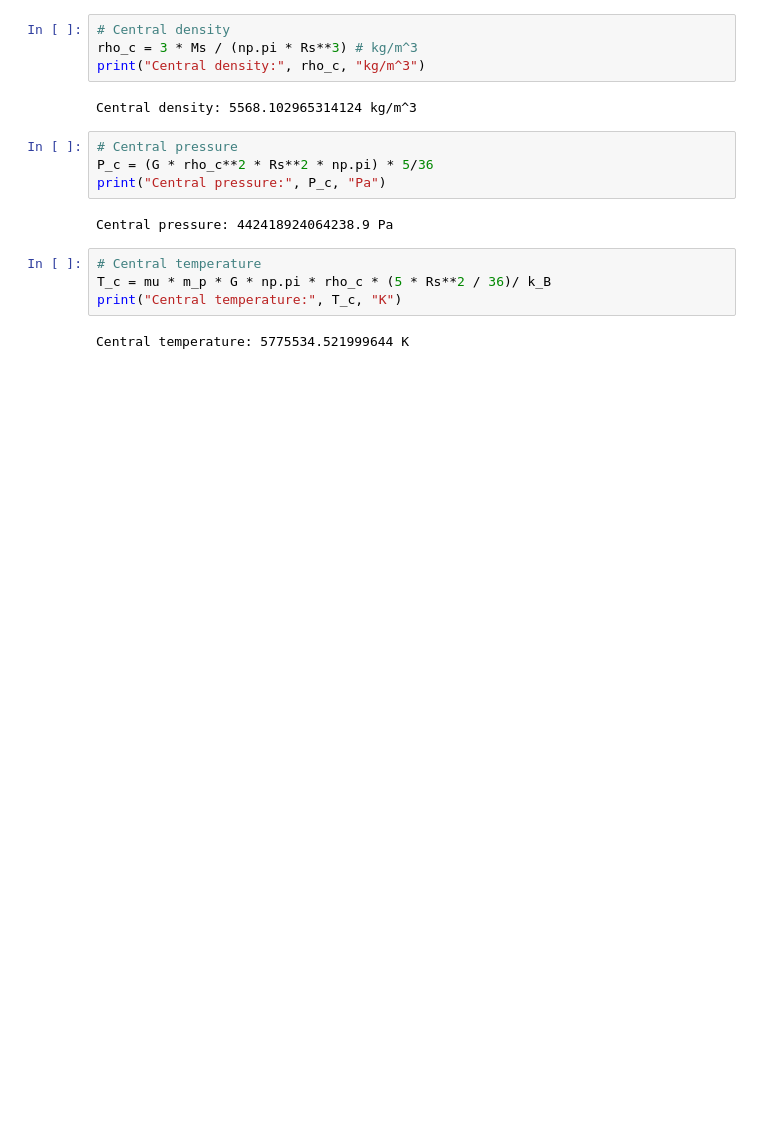
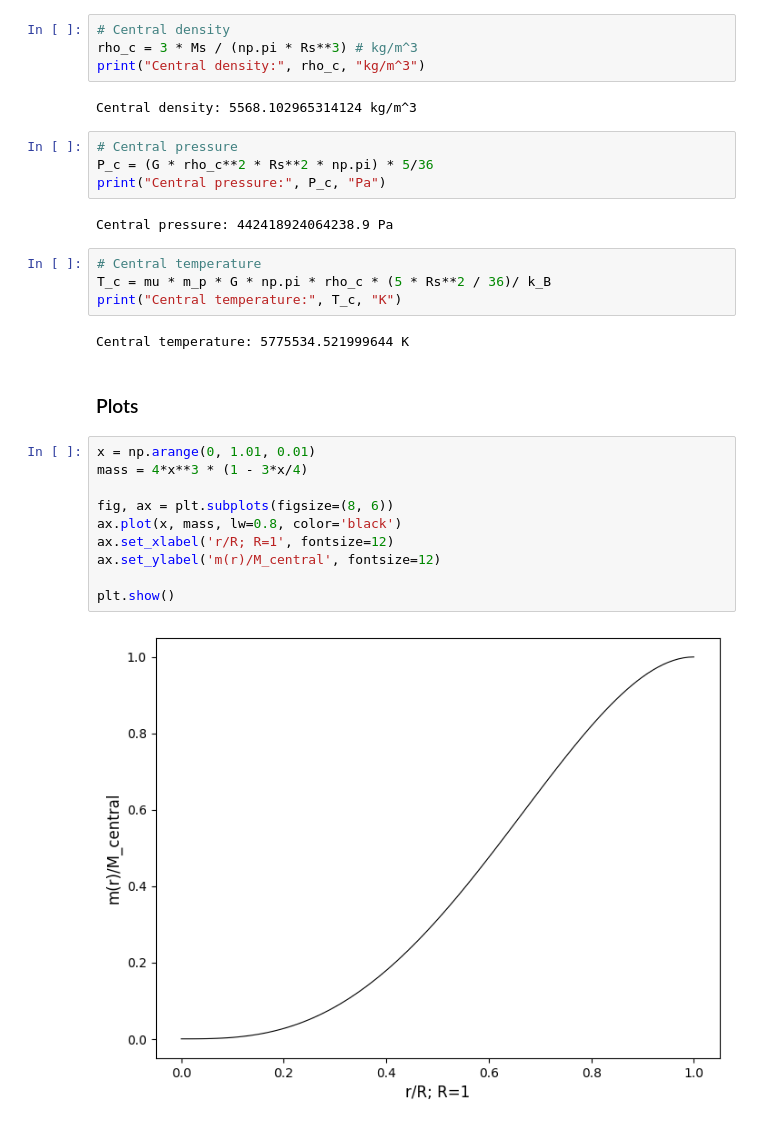
Before and after one commit to ASTR0MNSTR/univ_codes, a Jupyter notebook: 2025_2026/semester_02/inner_stars/zadanie/zad2.ipynb, the cells around one changed output. Drawn from its saved outputs; the diff is of its cells as text; blank space fills up the shorter version.

```diff
--- a/2025_2026/semester_02/inner_stars/zadanie/zad2.ipynb
+++ b/2025_2026/semester_02/inner_stars/zadanie/zad2.ipynb
@@ -62,3 +62,17 @@ T_c = mu * m_p * G * np.pi * rho_c * (5 * Rs**2 / 36)/ k_B
 print("Central temperature:", T_c, "K")
 # %% [output]
 Central temperature: 5775534.521999644 K
+# %% [markdown]
+### Plots
+# %%
+x = np.arange(0, 1.01, 0.01)
+mass = 4*x**3 * (1 - 3*x/4)
+
+fig, ax = plt.subplots(figsize=(8, 6))
+ax.plot(x, mass, lw=0.8, color='black')
+ax.set_xlabel('r/R; R=1', fontsize=12)
+ax.set_ylabel('m(r)/M_central', fontsize=12)
+
+plt.show()
+# %% [output]
+[figure, added]
```
Also changed, not shown: parts of 3 cells of this notebook.
